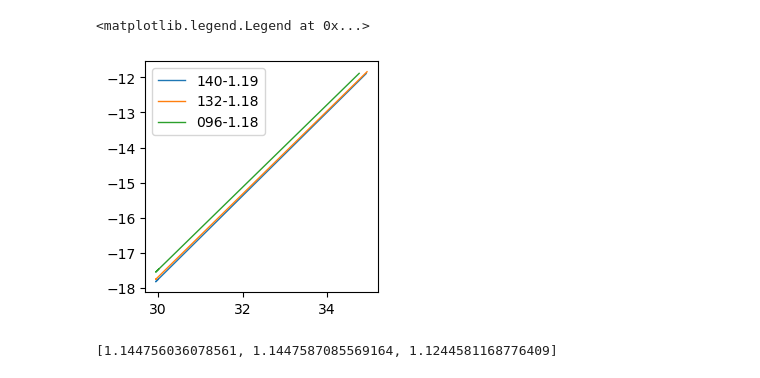
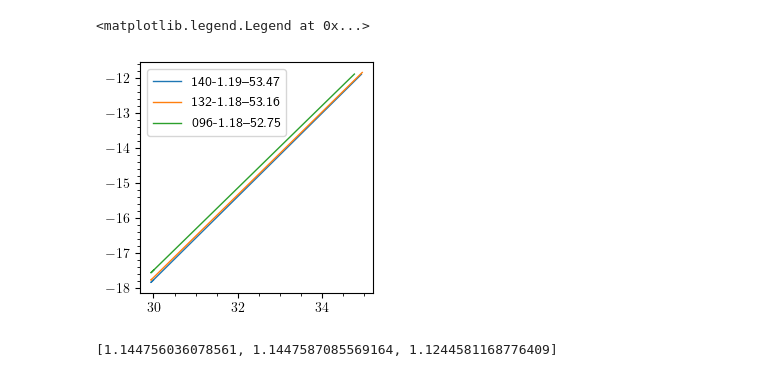
Before and after one commit to antolonappan/kSZscaler, a Jupyter notebook: Notebooks2/test1_r2.ipynb, the cells around one changed output. Cells and saved outputs as stored; diff of their text form; code cells hidden in the pictures.

```diff
--- a/Notebooks2/test1_r2.ipynb
+++ b/Notebooks2/test1_r2.ipynb
@@ -19,6 +19,10 @@ from sklearn.model_selection import GridSearchCV
 from xgboost import XGBRegressor
 from sklearn.tree import DecisionTreeRegressor
 %matplotlib inline
+# %%
+plt.rcParams['text.usetex']=True
+plt.rcParams['ytick.minor.visible'] =True
+plt.rcParams['xtick.minor.visible'] = True
 # %%
 %load_ext autoreload
 %autoreload 2
@@ -52,19 +70,19 @@ df_096_m = data_manupulation(df_096)
 # %%
 plt.figure(figsize=(3,3))
 i = 0
 rmse = []
 r2 = []
 for df in [df_140_m,df_132_m,df_096_m]:
     slope, intercept = np.polyfit(df.M, df.Yksz, 1)
     best_fit_line = slope*df.M+intercept
     rmse.append(mean_squared_error(df.Yksz, best_fit_line,squared=False))
     r2.append(r2_score(df.Yksz, best_fit_line))
-    plt.plot(df.M, best_fit_line,linewidth=1,label=f'{snaps[i]}-{slope:.2f}')
+    plt.plot(df.M, best_fit_line,linewidth=1,label=f'{snaps[i]}-{slope:.2f}-{intercept:.2f}')
     i+=1
 plt.legend()
 # %% [output]
 <matplotlib.legend.Legend at 0x...>
-[figure, old version]
+[figure, new version]
 # %%
 rmse
 # %% [output]
```
Also changed, not shown: parts of 3 cells of this notebook, 6 other files.
